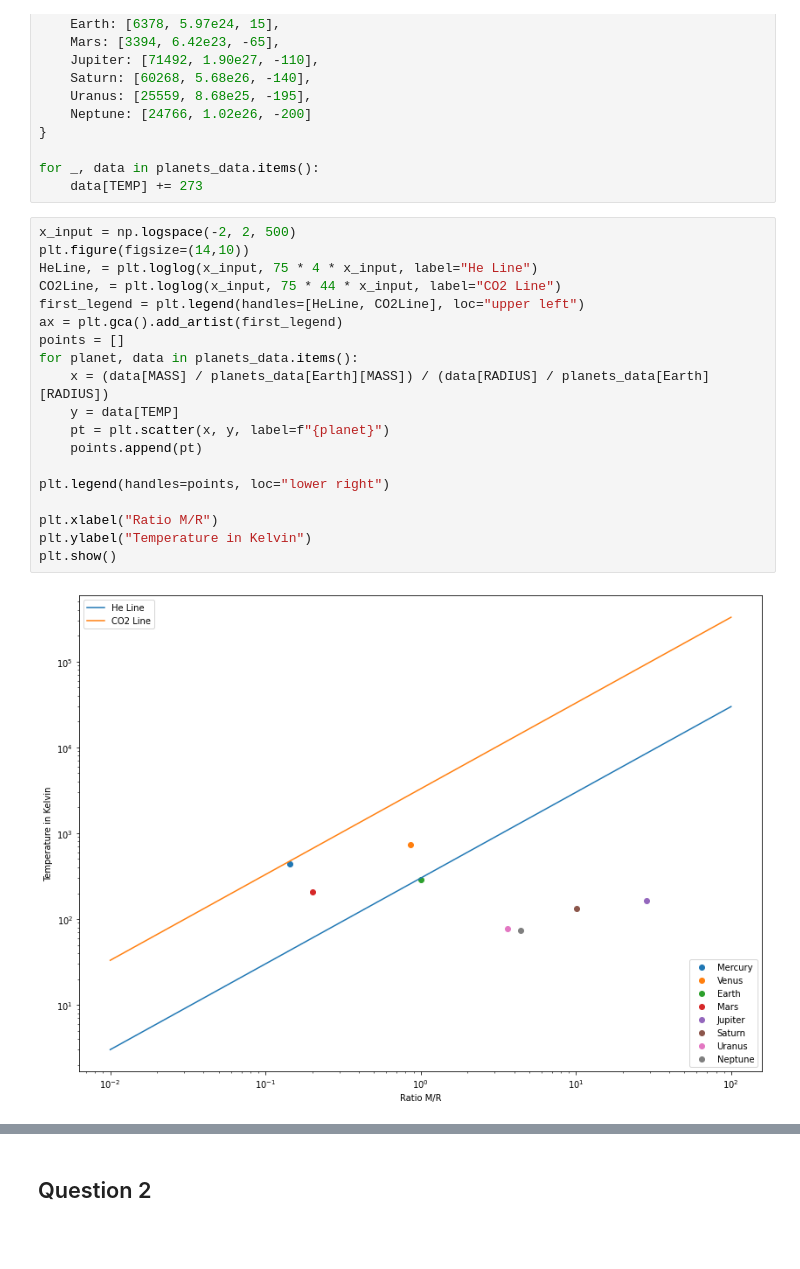
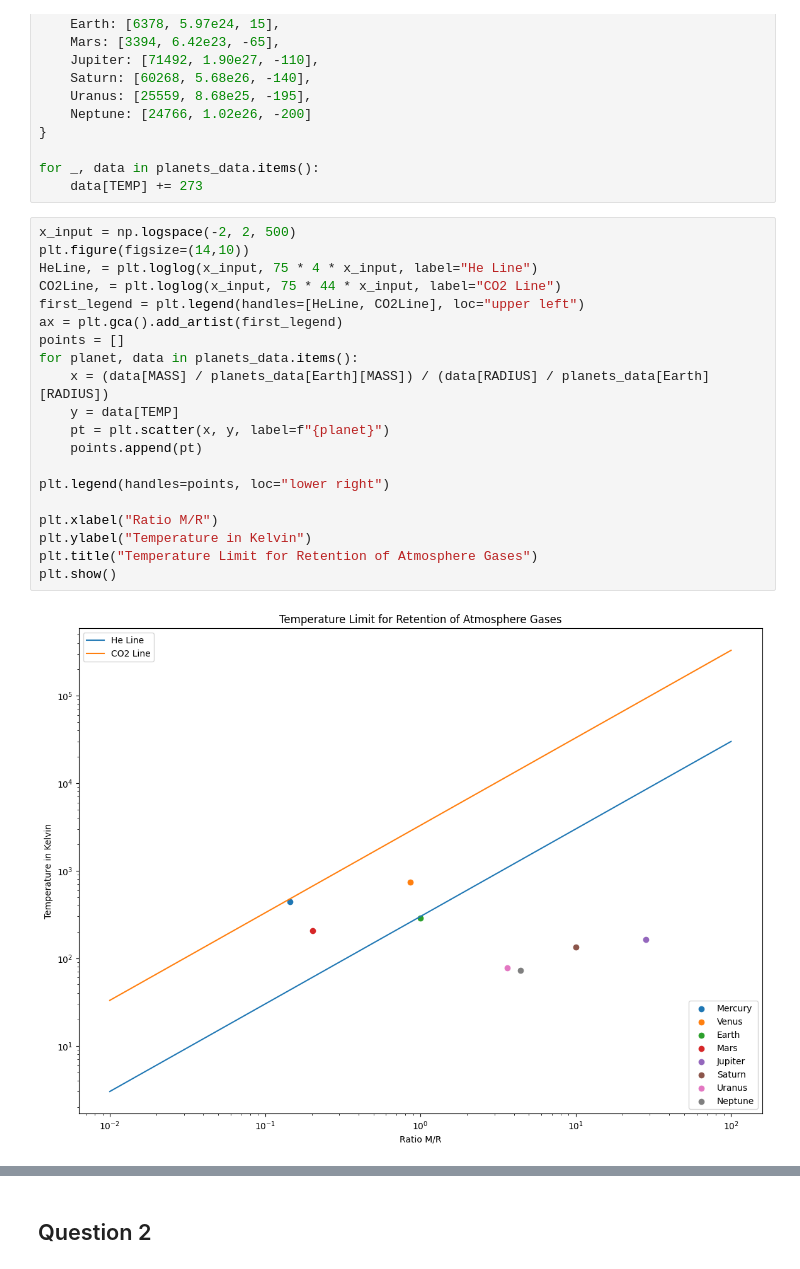
Before and after one commit to CosmoMaaya/SCI238, a Jupyter notebook: A2.ipynb, the cells around one changed output, grey strips where cells are left out. Saved outputs shown, nothing was run; the diff lists cells and outputs as text; blank space fills up the shorter version.

```diff
--- a/A2.ipynb
+++ b/A2.ipynb
@@ -31,21 +47,22 @@ for _, data in planets_data.items():
 # %%
 x_input = np.logspace(-2, 2, 500)
 plt.figure(figsize=(14,10))
 HeLine, = plt.loglog(x_input, 75 * 4 * x_input, label="He Line")
 CO2Line, = plt.loglog(x_input, 75 * 44 * x_input, label="CO2 Line")
 first_legend = plt.legend(handles=[HeLine, CO2Line], loc="upper left")
 ax = plt.gca().add_artist(first_legend)
 points = []
 for planet, data in planets_data.items():
     x = (data[MASS] / planets_data[Earth][MASS]) / (data[RADIUS] / planets_data[Earth][RADIUS])
     y = data[TEMP]
     pt = plt.scatter(x, y, label=f"{planet}")
     points.append(pt)
 
 plt.legend(handles=points, loc="lower right")
 
 plt.xlabel("Ratio M/R")
 plt.ylabel("Temperature in Kelvin")
+plt.title("Temperature Limit for Retention of Atmosphere Gases")
 plt.show()
 # %% [output]
-[figure, old version]
+[figure, new version]
```
Also changed, not shown: parts of 5 cells of this notebook, 2 other files.
